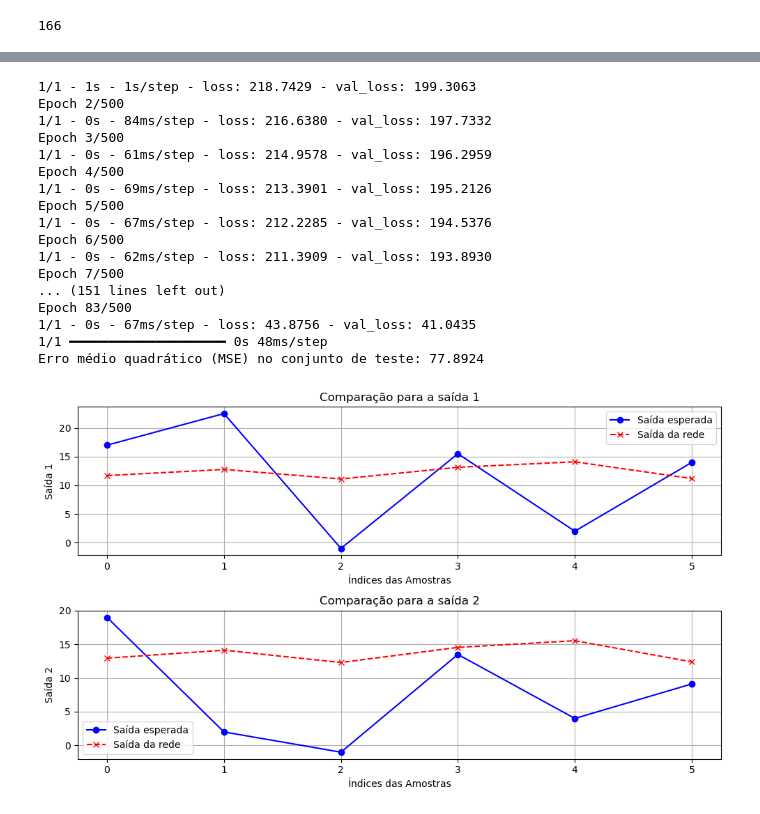
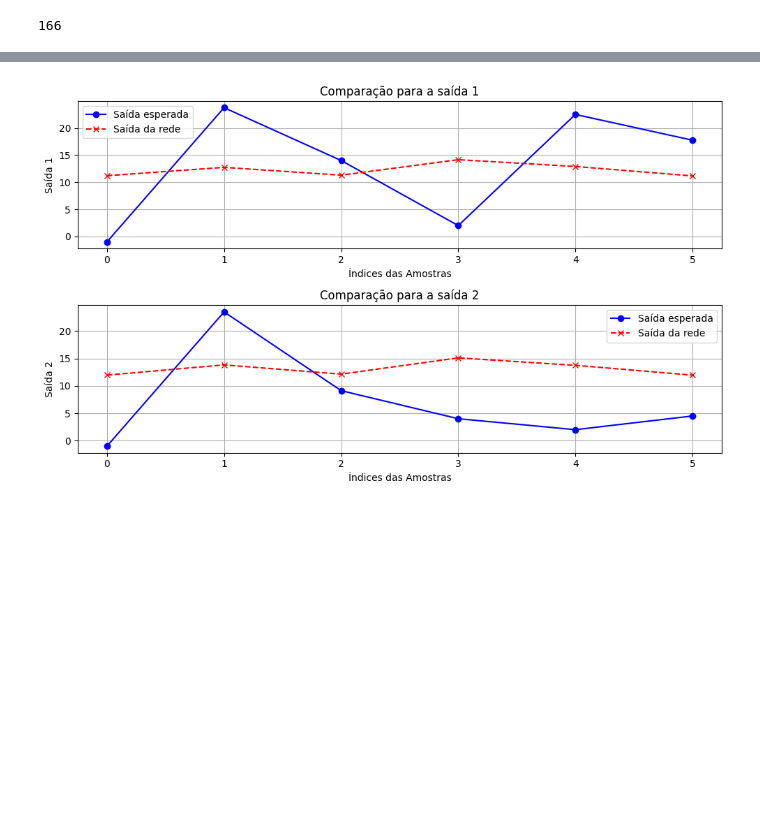
Before and after one commit to Rafa3lAlbuqueruqe/GSEI, a Jupyter notebook: RedesNeuraisMalha/transpos.ipynb, the cells around one changed output, grey strips where cells are left out. Drawn from its saved outputs; the diff is of its cells as text; code cells hidden in the pictures; blank space fills up the shorter version.

```diff
--- a/RedesNeuraisMalha/transpos.ipynb
+++ b/RedesNeuraisMalha/transpos.ipynb
@@ -26,7 +25,9 @@ Y = Y.values
 
 
 # Dividir dados entre treinamento e teste
-X_train, X_test, Y_train, Y_test = train_test_split(X, Y, test_size=0.2, random_state=42)
+X_train, X_test, Y_train, Y_test = train_test_split(X, Y, test_size=0.2
+                                                    # , random_state=42
+                                                    )
 # %%
 X.shape[1]
 # %% [output]
@@ -34,9 +35,11 @@ X.shape[1]
 # %%
 # Criar e configurar o modelo
 model = Sequential()
-model.add(Dense(20, input_dim=X.shape[1], activation='relu'))# Camada oculta com 10 neurônios
+model.add(Input(shape=(X.shape[1],)))# Hidden 1
+# model.add(Dense(20, input_dim=X.shape[1], activation='relu'))# Camada oculta com n neurônios
 model.add(Dense(20, activation='relu'))
-model.add(Dense(20, activation='relu'))
+# model.add(Dense(20, activation='relu'))
+# model.add(Dense(20, activation='relu'))
 # model.add(Dense(20, activation='relu'))
 model.add(Dense(Y.shape[1], activation='linear'))  # Camada de saída com 2 neurônios
 
@@ -84,18 +103 @@ Epoch 1/500
-1/1 - 1s - 1s/step - loss: 218.7429 - val_loss: 199.3063
-Epoch 2/500
-1/1 - 0s - 84ms/step - loss: 216.6380 - val_loss: 197.7332
-Epoch 3/500
-1/1 - 0s - 61ms/step - loss: 214.9578 - val_loss: 196.2959
-Epoch 4/500
-1/1 - 0s - 69ms/step - loss: 213.3901 - val_loss: 195.2126
-Epoch 5/500
-1/1 - 0s - 67ms/step - loss: 212.2285 - val_loss: 194.5376
-Epoch 6/500
-1/1 - 0s - 62ms/step - loss: 211.3909 - val_loss: 193.8930
-Epoch 7/500
-... (151 lines left out)
-Epoch 83/500
-1/1 - 0s - 67ms/step - loss: 43.8756 - val_loss: 41.0435
-1/1 ━━━━━━━━━━━━━━━━━━━━ 0s 48ms/step
-Erro médio quadrático (MSE) no conjunto de teste: 77.8924
-[figure, old version]
+[figure, new version]
```
Also changed, not shown: parts of 3 cells of this notebook, 4 other files.
